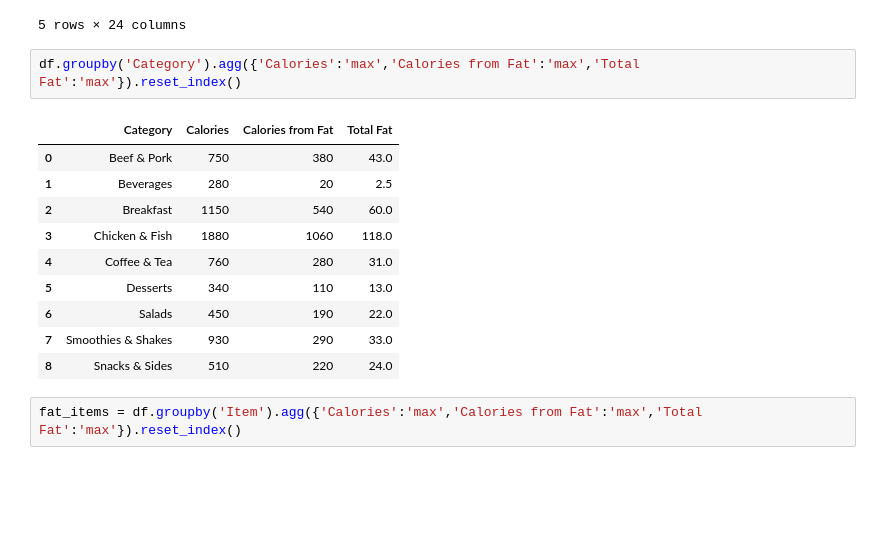
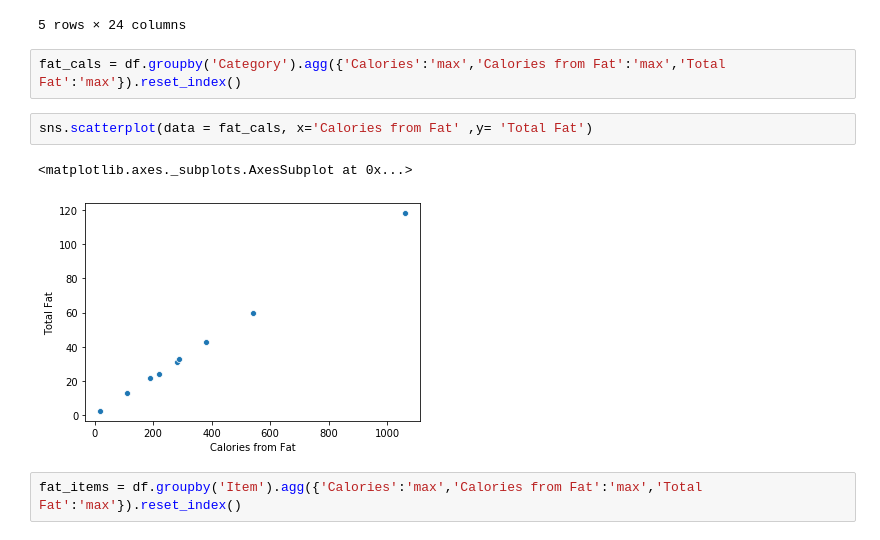
Before and after one commit to ipatel467/McDonald-s-Menu, a Jupyter notebook: Index.ipynb, the cells around one changed output. Cells and saved outputs as stored; diff of their text form; blank space fills up the shorter version.

```diff
--- a/Index.ipynb
+++ b/Index.ipynb
@@ -236,18 +236,12 @@ df.head()
 | 4 | Breakfast | Sausage McMuffin with Egg Whites | 5.7 oz (161 g) | 400 | 210 | 23.0 | 35 | ... |
 5 rows × 24 columns
 # %%
-df.groupby('Category').agg({'Calories':'max','Calories from Fat':'max','Total Fat':'max'}).reset_index()
+fat_cals = df.groupby('Category').agg({'Calories':'max','Calories from Fat':'max','Total Fat':'max'}).reset_index()
-# %% [output]
-|  | Category | Calories | Calories from Fat | Total Fat |
-| 0 | Beef & Pork | 750 | 380 | 43.0 |
-| 1 | Beverages | 280 | 20 | 2.5 |
-| 2 | Breakfast | 1150 | 540 | 60.0 |
-| 3 | Chicken & Fish | 1880 | 1060 | 118.0 |
-| 4 | Coffee & Tea | 760 | 280 | 31.0 |
-| 5 | Desserts | 340 | 110 | 13.0 |
-| 6 | Salads | 450 | 190 | 22.0 |
-| 7 | Smoothies & Shakes | 930 | 290 | 33.0 |
-| 8 | Snacks & Sides | 510 | 220 | 24.0 |
+# %%
+sns.scatterplot(data = fat_cals, x='Calories from Fat' ,y= 'Total Fat')
+# %% [output]
+<matplotlib.axes._subplots.AxesSubplot at 0x...>
+[figure, added]
 # %%
 fat_items = df.groupby('Item').agg({'Calories':'max','Calories from Fat':'max','Total Fat':'max'}).reset_index()
 # %%
```
Also changed, not shown: parts of 3 cells of this notebook.
